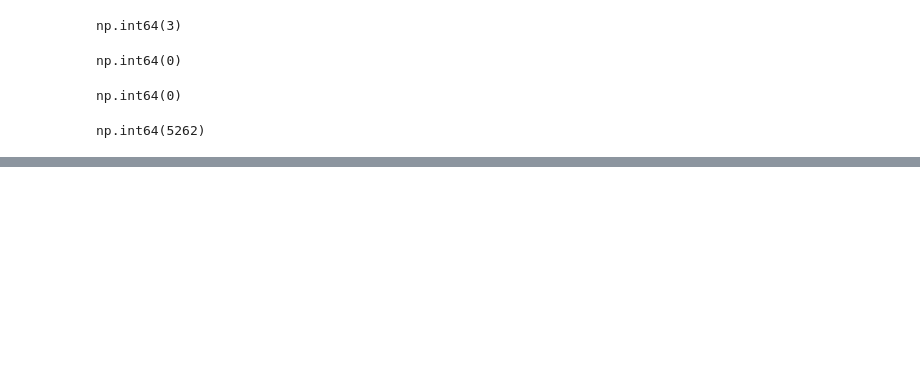
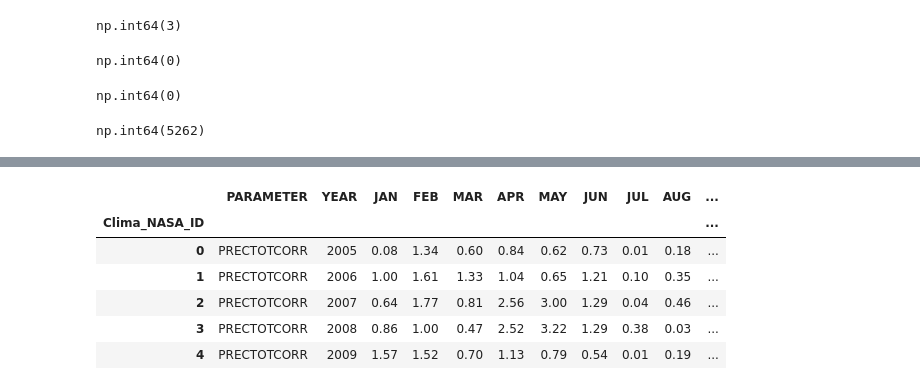
Before and after one commit to RosaSierr0609/Impacto-del-clima-en-la-agricultura-, a Jupyter notebook: 1. Exploración_preprocesamiento.ipynb, the cells around one changed output, grey strips where cells are left out. Saved outputs shown, nothing was run; the diff lists cells and outputs as text; code cells hidden in the pictures; blank space fills up the shorter version.

Commit message:
Continuación de limpieza y preprocesamiento
Termino de revisar valores nulos, elimino columnas que no voy a usar de CSV de FAOSTAT y creo índices en todos los datsets

```diff
--- a/1. Exploración_preprocesamiento.ipynb
+++ b/1. Exploración_preprocesamiento.ipynb
@@ -262,0 +268,2 @@ agric_ESP.describe()
+# %%
+clima_NASA_copia = clima_NASA.copy()
@@ -262,0 +326,11 @@ agric_ESP.describe()
+# %%
+#Revisión de columnas NASA
+clima_NASA_copia.head()
+# %% [output]
+|  | PARAMETER | YEAR | JAN | FEB | MAR | APR | MAY | JUN | JUL | AUG | ... |
+| Clima_NASA_ID |  |  |  |  |  |  |  |  |  |  | ... |
+| 0 | PRECTOTCORR | 2005 | 0.08 | 1.34 | 0.60 | 0.84 | 0.62 | 0.73 | 0.01 | 0.18 | ... |
+| 1 | PRECTOTCORR | 2006 | 1.00 | 1.61 | 1.33 | 1.04 | 0.65 | 1.21 | 0.10 | 0.35 | ... |
+| 2 | PRECTOTCORR | 2007 | 0.64 | 1.77 | 0.81 | 2.56 | 3.00 | 1.29 | 0.04 | 0.46 | ... |
+| 3 | PRECTOTCORR | 2008 | 0.86 | 1.00 | 0.47 | 2.52 | 3.22 | 1.29 | 0.38 | 0.03 | ... |
+| 4 | PRECTOTCORR | 2009 | 1.57 | 1.52 | 0.70 | 1.13 | 0.79 | 0.54 | 0.01 | 0.19 | ... |
```
Also changed, not shown: parts of 24 cells of this notebook.
